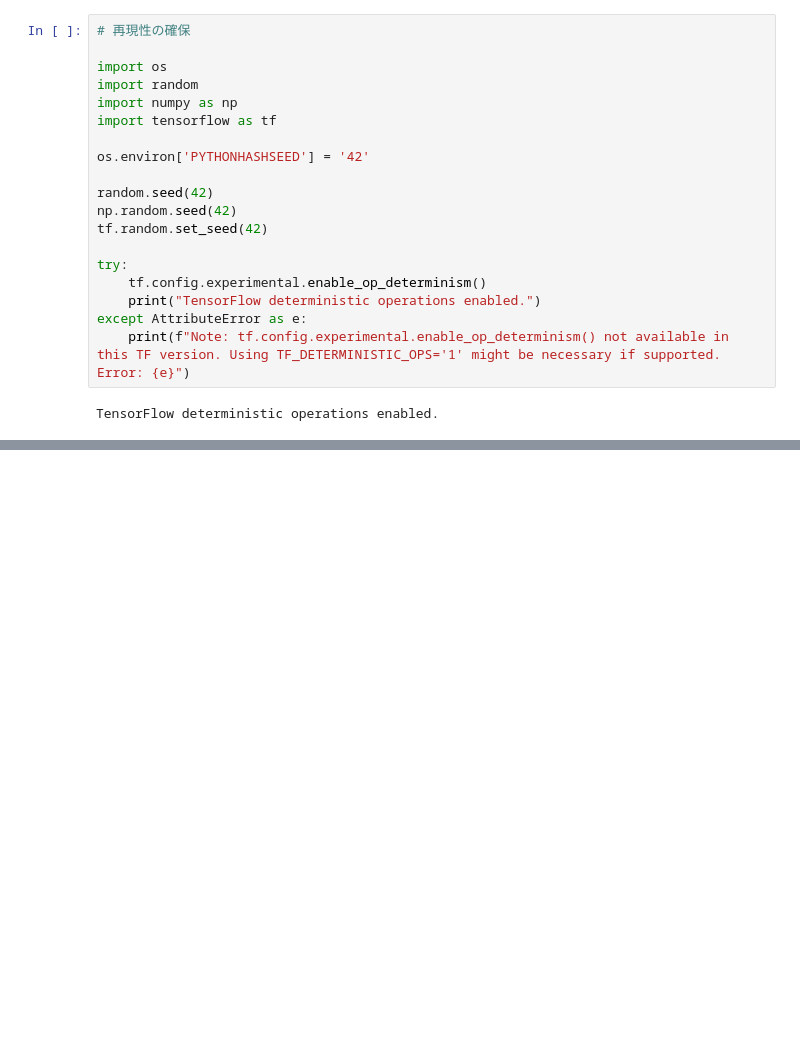
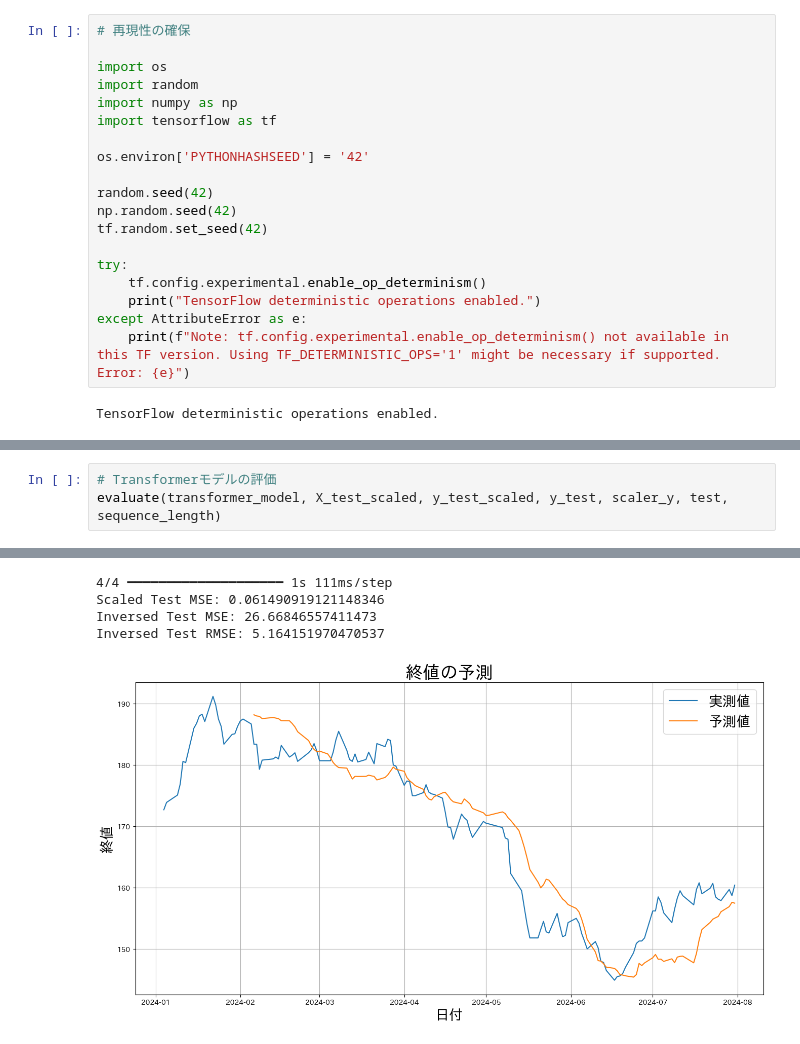
Before and after one commit to kaisei3506/close_price_prediction, a Jupyter notebook: close_price_prediction_by_lstm.ipynb, the cells around one changed output, grey strips where cells are left out. Saved outputs shown, nothing was run; the diff lists cells and outputs as text; blank space fills up the shorter version.

```diff
--- a/close_price_prediction_by_lstm.ipynb
+++ b/close_price_prediction_by_lstm.ipynb
@@ -482,0 +520,4 @@ plt.show()
+# %%
+# Transformerモデルの評価
+evaluate(transformer_model, X_test_scaled, y_test_scaled, y_test, scaler_y, test, sequence_length)
+# %% [output]
@@ -482,0 +526,5 @@ plt.show()
+4/4 ━━━━━━━━━━━━━━━━━━━━ 1s 111ms/step
+Scaled Test MSE: 0.061490919121148346
+Inversed Test MSE: 26.66846557411473
+Inversed Test RMSE: 5.164151970470537
+[figure, added]
```
Also changed, not shown: parts of 23 cells of this notebook.
